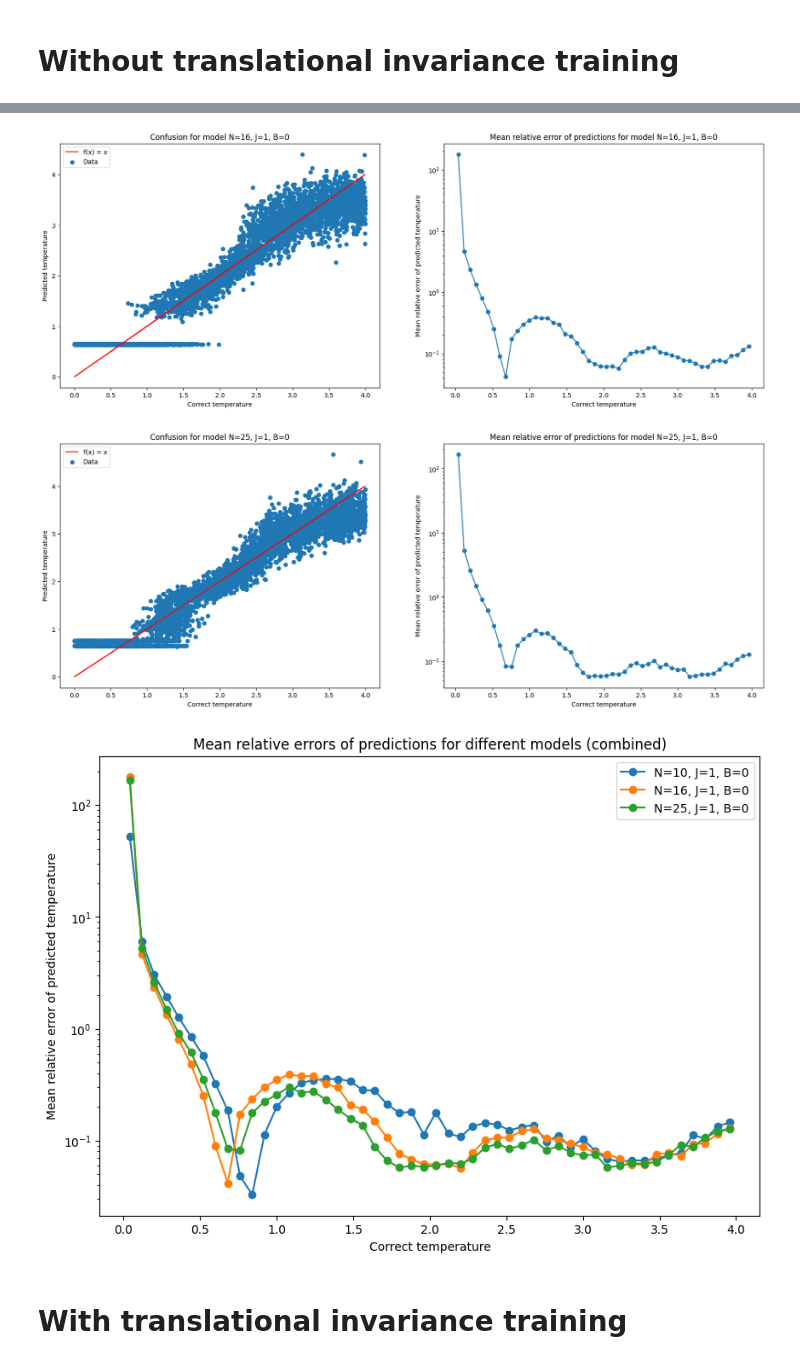
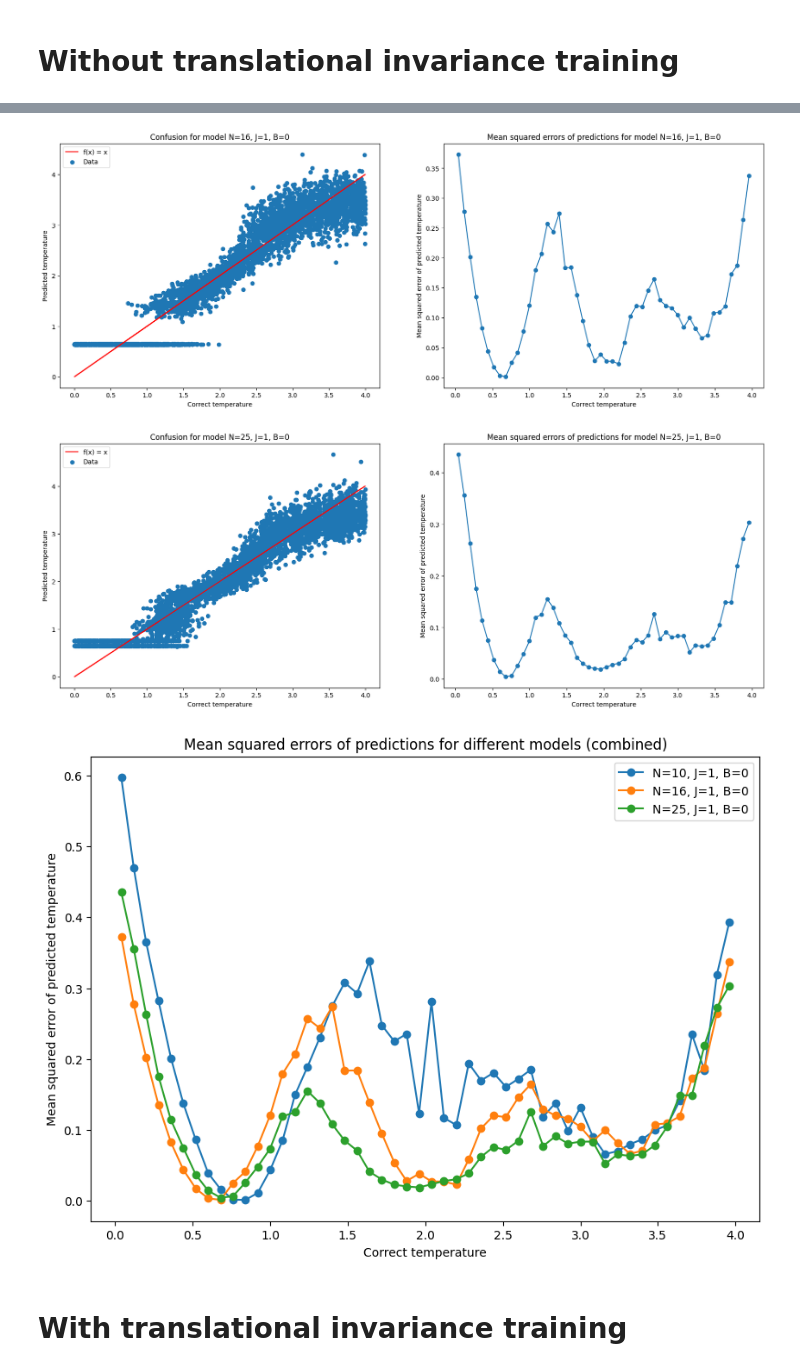
Before and after one commit to MaxNeg8/ml_ising, a Jupyter notebook: src/ising_nn_analysis.ipynb, the cells around one changed output, grey strips where cells are left out. Drawn from its saved outputs; the diff is of its cells as text; code cells hidden in the pictures.

```diff
--- a/src/ising_nn_analysis.ipynb
+++ b/src/ising_nn_analysis.ipynb
@@ -2,6 +2,8 @@
 import numpy as np
 from matplotlib import pyplot as plt
 import os
+
+persistent_errors = {} # Will contain different model names as keys and combined errors along with bin centers as values
 # %% [markdown]
 # Without translational invariance training
 # %%
@@ -47,7 +49,7 @@ for N in Ns:
                 bin_index = int(np.floor(temp_init/((temp_max - temp_min)/bins)) if temp_init != temp_max else bins - 1)
 
                 counts[bin_index] += 1
-                errors[bin_index] += np.abs((temp_init - temp_pred)/temp_init)
+                errors[bin_index] += (temp_init - temp_pred)**2
 
             errors /= counts
 
@@ -56,23 +58,21 @@ for N in Ns:
             ax[1].plot(bin_centers, errors, marker="o")
 
             ax[1].set_xlabel("Correct temperature")
-            ax[1].set_ylabel("Mean relative error of predicted temperature")
-            ax[1].set_title(f"Mean relative error of predictions for model N={N}, J={J}, B={B}")
-
-            ax[1].set_yscale("log")
+            ax[1].set_ylabel("Mean squared error of predicted temperature")
+            ax[1].set_title(f"Mean squared errors of predictions for model N={N}, J={J}, B={B}")
 
             plt.show()
+
+persistent_errors["Without translational invariance training"] = (combined_errors, bin_centers)
 
 fig, ax = plt.subplots(1, 1, figsize=(10, 7))
 
 ax.set_xlabel("Correct temperature")
-ax.set_ylabel("Mean relative error of predicted temperature")
-ax.set_title(f"Mean relative errors of predictions for different models (combined)")
+ax.set_ylabel("Mean squared error of predicted temperature")
+ax.set_title(f"Mean squared errors of predictions for different models (combined)")
 
 for params, errors in combined_errors.items():
     ax.plot(bin_centers, errors, marker="o", label=f"N={params[0]}, J={params[1]}, B={params[2]}")
-
-ax.set_yscale("log")
 
 ax.legend()
 
@@ -85,6 +85,6 @@ if files_not_found:
-[figure, old version]
+[figure, new version]
-[figure, old version]
+[figure, new version]
-[figure, old version]
+[figure, new version]
 # %% [markdown]
 # With translational invariance training
 # %%
```
Also changed, not shown: parts of 7 cells of this notebook, 19 other files.
